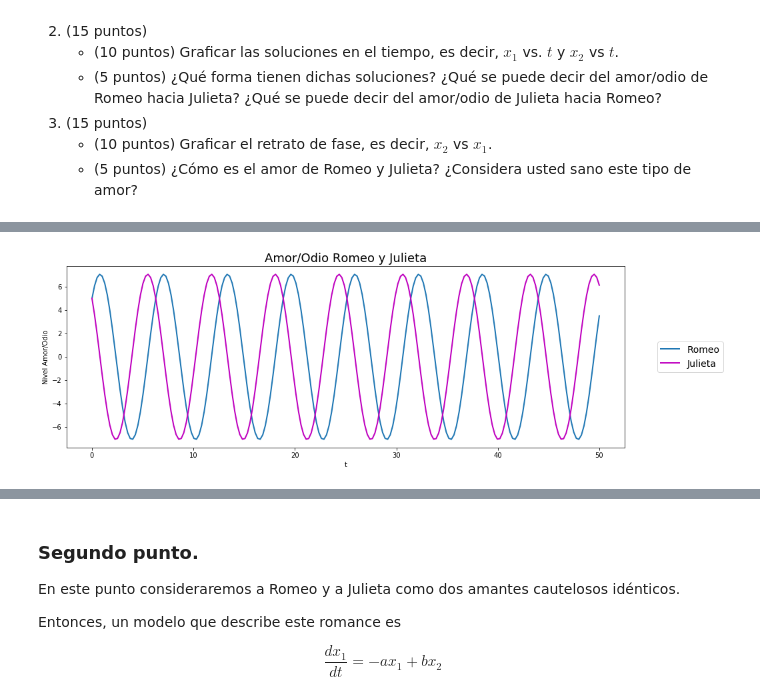
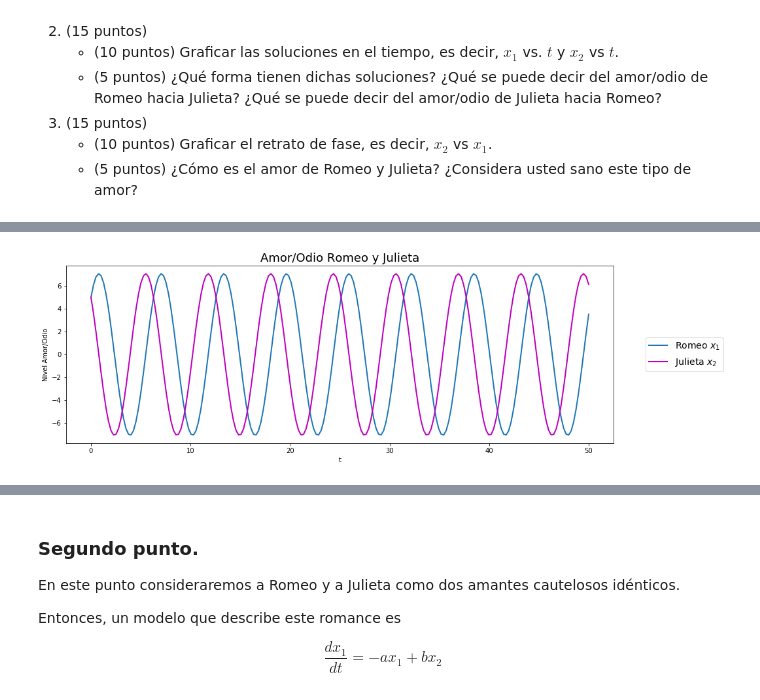
Before and after one commit to 8bitguy/SimMate, a Jupyter notebook: Examen1_IsraelCastillo.ipynb, the cells around one changed output, grey strips where cells are left out. Cells and saved outputs as stored; diff of their text form; code cells hidden in the pictures.

```diff
--- a/Examen1_IsraelCastillo.ipynb
+++ b/Examen1_IsraelCastillo.ipynb
@@ -84,28 +66,28 @@ print (resultado)
 # %%
 def sistema_ec (x_0, t):
     x_1 = x_0[0]
     x_2 = x_0[1]
     return ([a*(x_2), -b*(x_1)])
 
 a, b = 1, 1
 
 
 t = np.linspace(0, 50, 200)
 x_0 = [5,5]
 resultado = odeint(sistema_ec, x_0, t)
 
 
 plt.figure(figsize = (15,5))
 #plt.plot(t, resultado,'-',linewidth=1.0)
-plt.plot(t, resultado[:,0],'-',linewidth=2.0, label = 'Romeo')
-plt.plot(t, resultado[:,1],'m',linewidth=2.0, label = 'Julieta')
+plt.plot(t, resultado[:,0],'-',linewidth=2.0, label = 'Romeo $x_1$')
+plt.plot(t, resultado[:,1],'m',linewidth=2.0, label = 'Julieta $x_2$')
 
 
 plt.xlabel('t')
 plt.ylabel('Nivel Amor/Odio')
 plt.title('Amor/Odio Romeo y Julieta', fontsize = 18)
 plt.legend(loc='center left', bbox_to_anchor=(1.05, 0.5), prop={'size': 14})
 plt.grid(False)
 plt.show()
 # %% [output]
-[figure, old version]
+[figure, new version]
```
Also changed, not shown: parts of 4 cells of this notebook.
